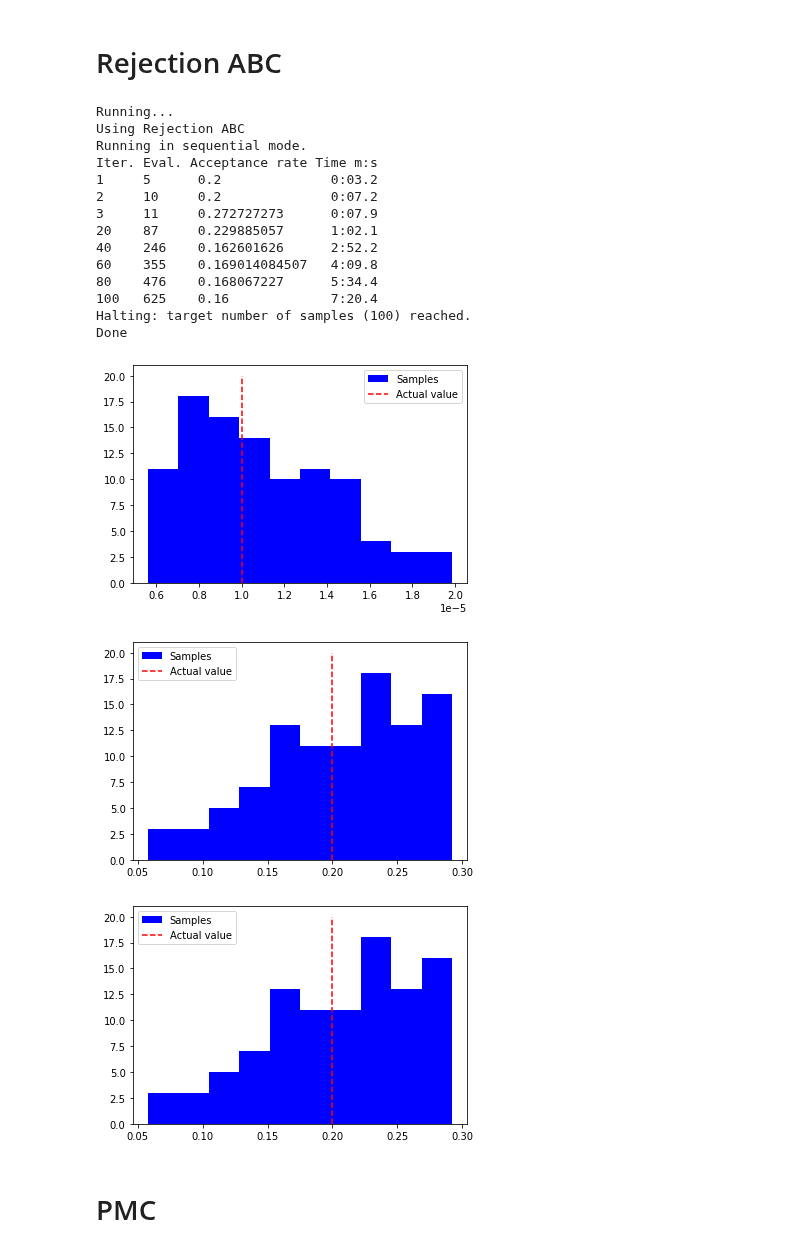
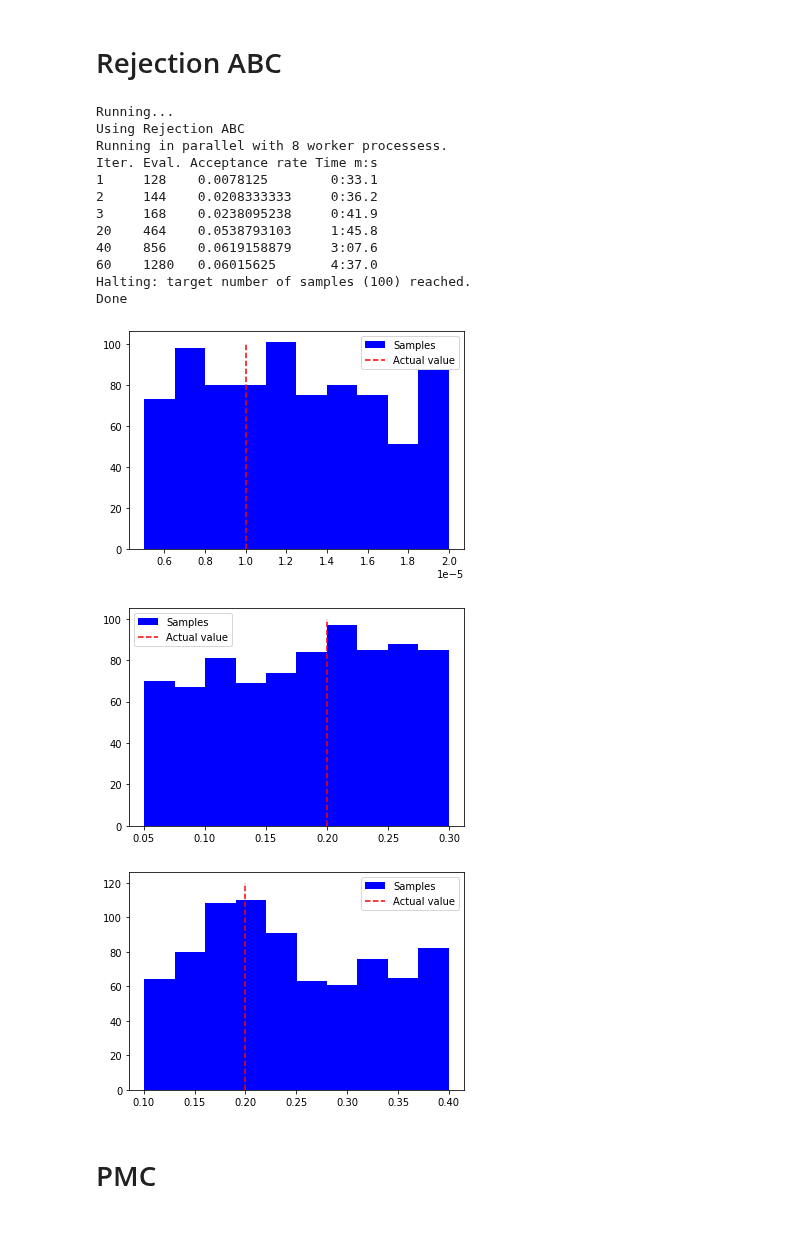
Before and after one commit to pints-team/pints, a Jupyter notebook: michaelis_menten.ipynb, the cells around one changed output. Saved outputs shown, nothing was run; the diff lists cells and outputs as text; code cells hidden in the pictures.

```diff
--- a/michaelis_menten.ipynb
+++ b/michaelis_menten.ipynb
@@ -36,7 +36,9 @@ plt.show()
 abc = pints.ABCController(error_measure, log_prior)
 
 # set threshold
-abc.sampler().set_threshold(2e6)
+abc.sampler().set_threshold(7e5)
+
+abc.set_parallel(True)
 
 # set target number of samples
 abc.set_n_samples(100)
@@ -50,15 +52,13 @@ print('Done')
 # %% [output]
 Running...
 Using Rejection ABC
-Running in sequential mode.
+Running in parallel with 8 worker processess.
 Iter. Eval. Acceptance rate Time m:s
-1     5      0.2              0:03.2
-2     10     0.2              0:07.2
-3     11     0.272727273      0:07.9
-20    87     0.229885057      1:02.1
-40    246    0.162601626      2:52.2
-60    355    0.169014084507   4:09.8
-80    476    0.168067227      5:34.4
-100   625    0.16             7:20.4
+1     128    0.0078125        0:33.1
+2     144    0.0208333333     0:36.2
+3     168    0.0238095238     0:41.9
+20    464    0.0538793103     1:45.8
+40    856    0.0619158879     3:07.6
+60    1280   0.06015625       4:37.0
 Halting: target number of samples (100) reached.
 Done
@@ -65,27 +67,26 @@ Done
 # %%
 samples_flat = np.array([item for sublist in samples for item in sublist])
 
-# print(samples_flat[:])
 plt.hist(samples_flat[:,0], color="blue", label="Samples")
-plt.vlines(x=1e-5, linestyles='dashed', ymin=0, ymax=20, label="Actual value", color="red")
+plt.vlines(x=1e-5, linestyles='dashed', ymin=0, ymax=100, label="Actual value", color="red")
 plt.legend()
 plt.show()
 # %% [output]
-[figure, old version]
+[figure, new version]
 # %%
 plt.hist(samples_flat[:,1], color="blue", label="Samples")
-plt.vlines(x=0.2, linestyles='dashed', ymin=0, ymax=20, label="Actual value", color="red")
+plt.vlines(x=0.2, linestyles='dashed', ymin=0, ymax=100, label="Actual value", color="red")
 plt.legend()
 plt.show()
 # %% [output]
-[figure, old version]
+[figure, new version]
 # %%
-plt.hist(samples_flat[:,1], color="blue", label="Samples")
-plt.vlines(x=0.2, linestyles='dashed', ymin=0, ymax=20, label="Actual value", color="red")
+plt.hist(samples_flat[:,2], color="blue", label="Samples")
+plt.vlines(x=0.2, linestyles='dashed', ymin=0, ymax=120, label="Actual value", color="red")
 plt.legend()
 plt.show()
 # %% [output]
-[figure, old version]
+[figure, new version]
 # %% [markdown]
 # PMC
 # %%
```
Also changed, not shown: parts of 3 cells of this notebook.
